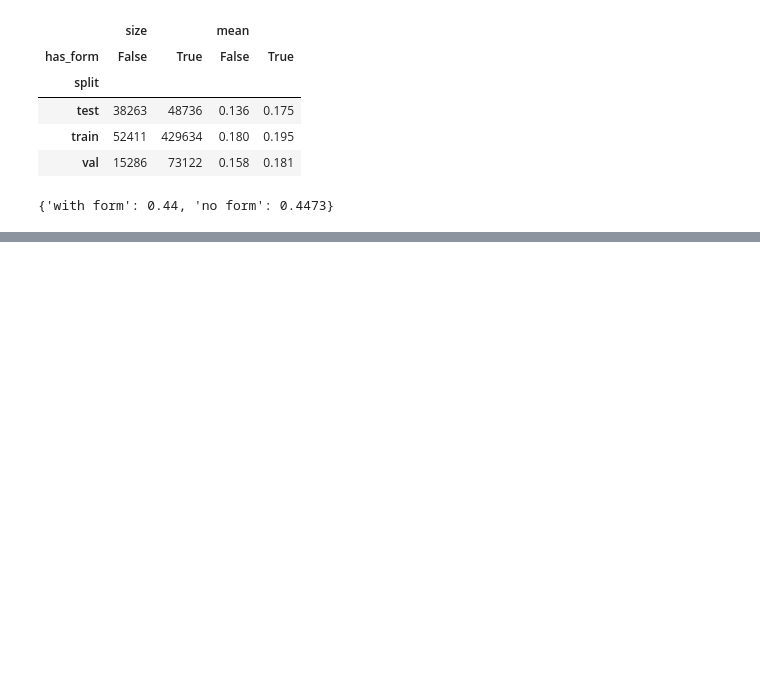
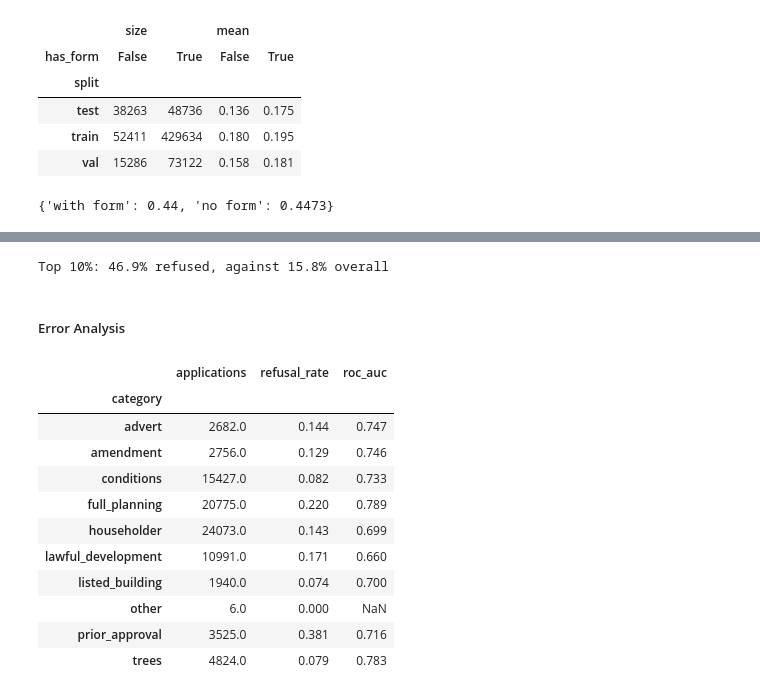
Before and after one commit to samaddmirzaa/london-planscope, a Jupyter notebook: notebooks/03_outcome_model.ipynb, the cells around one changed output, grey strips where cells are left out. Drawn from its saved outputs; the diff is of its cells as text; code cells hidden in the pictures; blank space fills up the shorter version.

```diff
--- a/notebooks/03_outcome_model.ipynb
+++ b/notebooks/03_outcome_model.ipynb
@@ -223,0 +275,28 @@ df.groupby(['split', has_form.rename('has_form')])['refused'].agg(['size', 'mean
+# %%
+# Lift: refusal rate among the 10% riskiest applications, against all applications
+
+print(f"Top 10%: {reliability['refused'].iloc[-1]:.1%} refused, against {test['refused'].mean():.1%} overall")
+# %% [output]
+Top 10%: 46.9% refused, against 15.8% overall
+# %% [markdown]
+##### Error Analysis
+# %%
+# Where does it work? Size, refusal rate and ROC-AUC by type
+
+scored = test.assign(risk=calibrated)
+scored.groupby('category').apply(lambda g: pd.Series({
+    'applications': len(g), 'refusal_rate': g['refused'].mean(),
+    'roc_auc': roc_auc_score(g['refused'], g['risk']) if g['refused'].nunique() == 2 else np.nan})).round(3)
+# %% [output]
+|  | applications | refusal_rate | roc_auc |
+| category |  |  |  |
+| advert | 2682.0 | 0.144 | 0.747 |
+| amendment | 2756.0 | 0.129 | 0.746 |
+| conditions | 15427.0 | 0.082 | 0.733 |
+| full_planning | 20775.0 | 0.220 | 0.789 |
+| householder | 24073.0 | 0.143 | 0.699 |
+| lawful_development | 10991.0 | 0.171 | 0.660 |
+| listed_building | 1940.0 | 0.074 | 0.700 |
+| other | 6.0 | 0.000 | NaN |
+| prior_approval | 3525.0 | 0.381 | 0.716 |
+| trees | 4824.0 | 0.079 | 0.783 |
```
Also changed, not shown: parts of 8 cells of this notebook, 4 other files.
